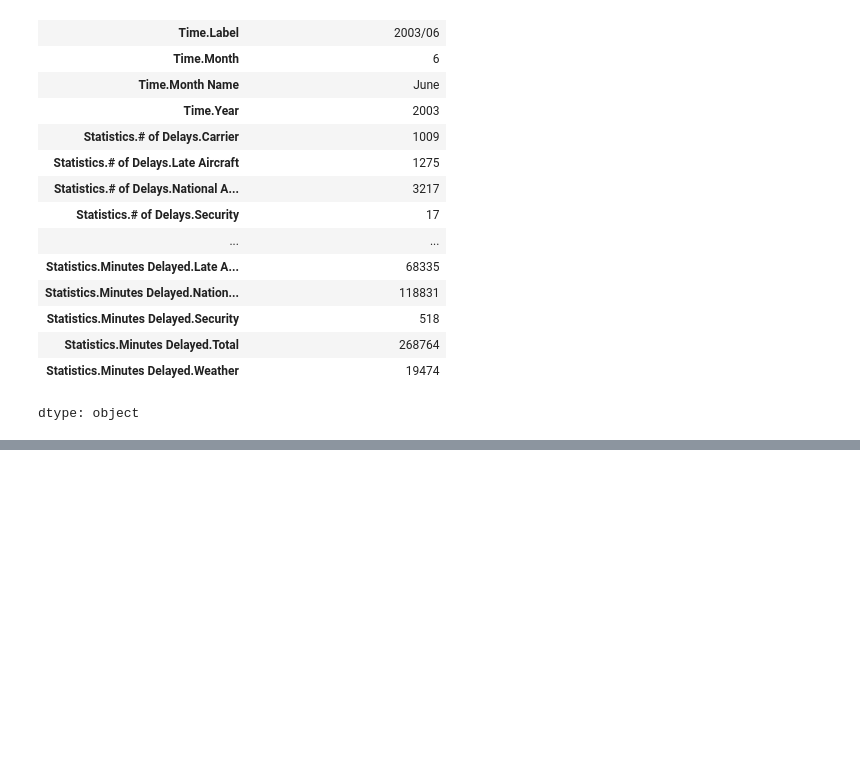
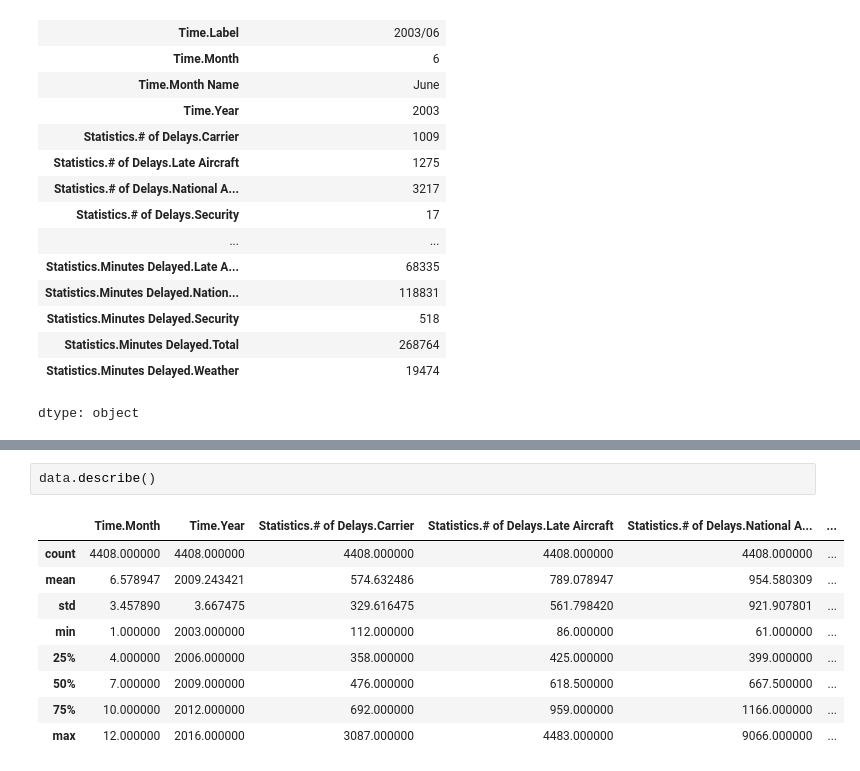
Before and after one commit to Mahdi-Miri/pandas, a Jupyter notebook: pandas.ipynb, the cells around one changed output, grey strips where cells are left out. Cells and saved outputs as stored; diff of their text form; blank space fills up the shorter version.

Commit message:
add describe

```diff
--- a/pandas.ipynb
+++ b/pandas.ipynb
@@ -142,0 +179,12 @@ dtype: object
+# %%
+data.describe()
+# %% [output]
+|  | Time.Month | Time.Year | Statistics.# of Delays.Carrier | Statistics.# of Delays.Late Aircraft | Statistics.# of Delays.National A... | ... |
+| count | 4408.000000 | 4408.000000 | 4408.000000 | 4408.000000 | 4408.000000 | ... |
+| mean | 6.578947 | 2009.243421 | 574.632486 | 789.078947 | 954.580309 | ... |
+| std | 3.457890 | 3.667475 | 329.616475 | 561.798420 | 921.907801 | ... |
+| min | 1.000000 | 2003.000000 | 112.000000 | 86.000000 | 61.000000 | ... |
+| 25% | 4.000000 | 2006.000000 | 358.000000 | 425.000000 | 399.000000 | ... |
+| 50% | 7.000000 | 2009.000000 | 476.000000 | 618.500000 | 667.500000 | ... |
+| 75% | 10.000000 | 2012.000000 | 692.000000 | 959.000000 | 1166.000000 | ... |
+| max | 12.000000 | 2016.000000 | 3087.000000 | 4483.000000 | 9066.000000 | ... |
```
Also changed, not shown: parts of 2 cells of this notebook.
